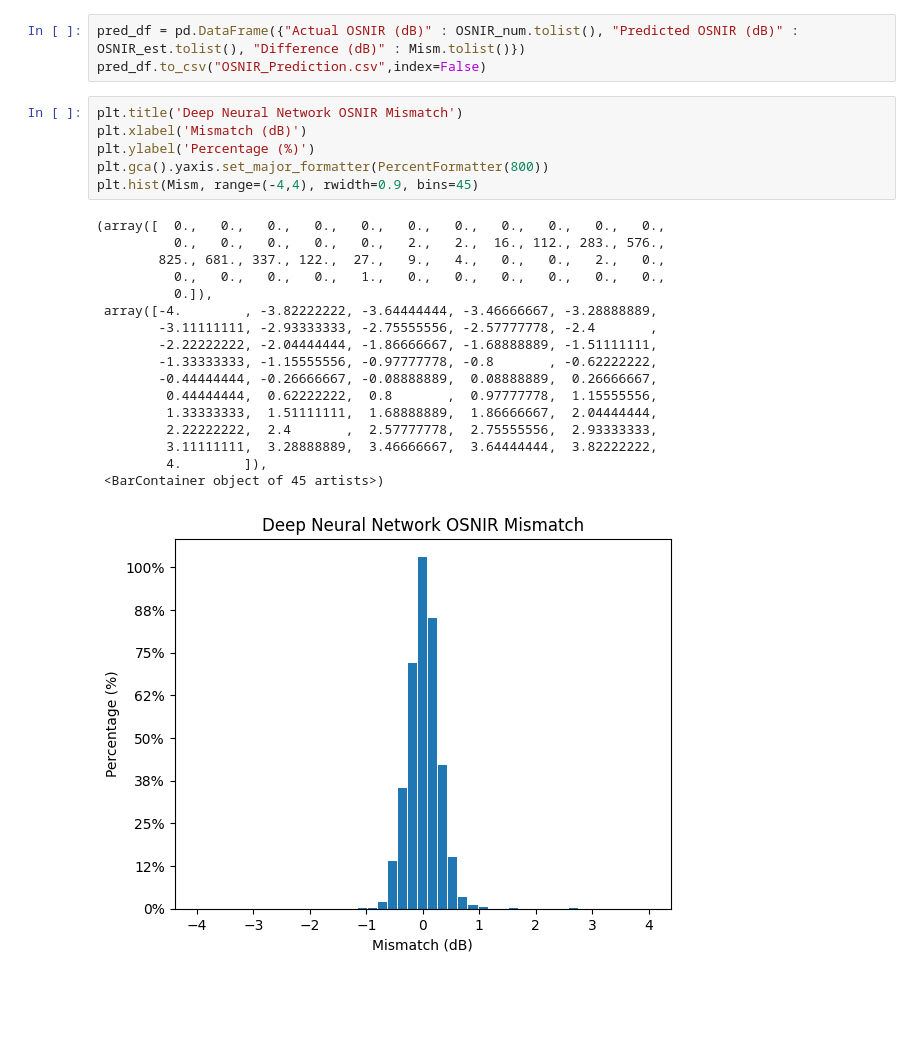
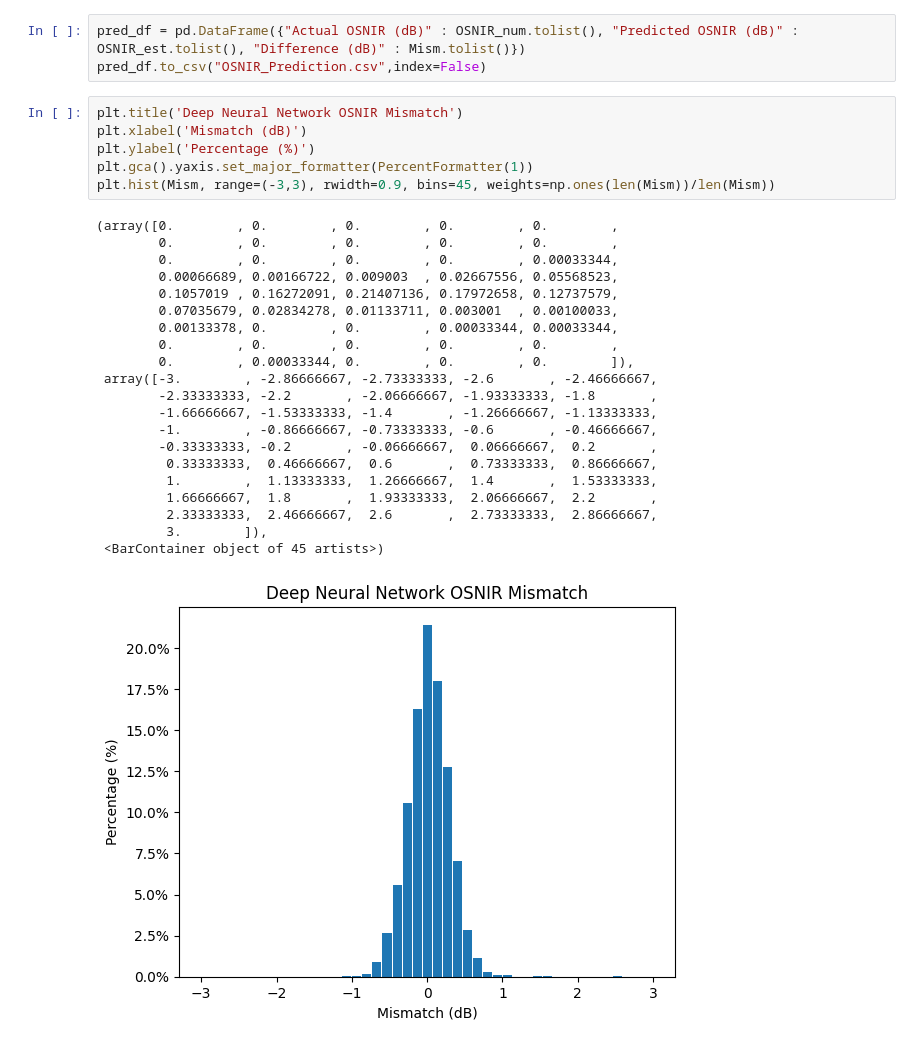
Before and after one commit to amaliacontiero/UndergradThesis, a Jupyter notebook: Neural Network/OSNIR_NN draft.ipynb, the cells around one changed output. Cells and saved outputs as stored; diff of their text form; blank space fills up the shorter version.

```diff
--- a/Neural Network/OSNIR_NN draft.ipynb
+++ b/Neural Network/OSNIR_NN draft.ipynb
@@ -129,24 +129,28 @@ pred_df.to_csv("OSNIR_Prediction.csv",index=False)
 # %%
 plt.title('Deep Neural Network OSNIR Mismatch')
 plt.xlabel('Mismatch (dB)')
 plt.ylabel('Percentage (%)')
-plt.gca().yaxis.set_major_formatter(PercentFormatter(800))
-plt.hist(Mism, range=(-4,4), rwidth=0.9, bins=45)
+plt.gca().yaxis.set_major_formatter(PercentFormatter(1))
+plt.hist(Mism, range=(-3,3), rwidth=0.9, bins=45, weights=np.ones(len(Mism))/len(Mism))
 # %% [output]
-(array([  0.,   0.,   0.,   0.,   0.,   0.,   0.,   0.,   0.,   0.,   0.,
-          0.,   0.,   0.,   0.,   0.,   2.,   2.,  16., 112., 283., 576.,
-        825., 681., 337., 122.,  27.,   9.,   4.,   0.,   0.,   2.,   0.,
-          0.,   0.,   0.,   0.,   1.,   0.,   0.,   0.,   0.,   0.,   0.,
-          0.]),
- array([-4.        , -3.82222222, -3.64444444, -3.46666667, -3.28888889,
-        -3.11111111, -2.93333333, -2.75555556, -2.57777778, -2.4       ,
-        -2.22222222, -2.04444444, -1.86666667, -1.68888889, -1.51111111,
-        -1.33333333, -1.15555556, -0.97777778, -0.8       , -0.62222222,
-        -0.44444444, -0.26666667, -0.08888889,  0.08888889,  0.26666667,
-         0.44444444,  0.62222222,  0.8       ,  0.97777778,  1.15555556,
-         1.33333333,  1.51111111,  1.68888889,  1.86666667,  2.04444444,
-         2.22222222,  2.4       ,  2.57777778,  2.75555556,  2.93333333,
-         3.11111111,  3.28888889,  3.46666667,  3.64444444,  3.82222222,
-         4.        ]),
+(array([0.        , 0.        , 0.        , 0.        , 0.        ,
+        0.        , 0.        , 0.        , 0.        , 0.        ,
+        0.        , 0.        , 0.        , 0.        , 0.00033344,
+        0.00066689, 0.00166722, 0.009003  , 0.02667556, 0.05568523,
+        0.1057019 , 0.16272091, 0.21407136, 0.17972658, 0.12737579,
+        0.07035679, 0.02834278, 0.01133711, 0.003001  , 0.00100033,
+        0.00133378, 0.        , 0.        , 0.00033344, 0.00033344,
+        0.        , 0.        , 0.        , 0.        , 0.        ,
+        0.        , 0.00033344, 0.        , 0.        , 0.        ]),
+ array([-3.        , -2.86666667, -2.73333333, -2.6       , -2.46666667,
+        -2.33333333, -2.2       , -2.06666667, -1.93333333, -1.8       ,
+        -1.66666667, -1.53333333, -1.4       , -1.26666667, -1.13333333,
+        -1.        , -0.86666667, -0.73333333, -0.6       , -0.46666667,
+        -0.33333333, -0.2       , -0.06666667,  0.06666667,  0.2       ,
+         0.33333333,  0.46666667,  0.6       ,  0.73333333,  0.86666667,
+         1.        ,  1.13333333,  1.26666667,  1.4       ,  1.53333333,
+         1.66666667,  1.8       ,  1.93333333,  2.06666667,  2.2       ,
+         2.33333333,  2.46666667,  2.6       ,  2.73333333,  2.86666667,
+         3.        ]),
  <BarContainer object of 45 artists>)
-[figure, old version]
+[figure, new version]
```
Also changed, not shown: 2 other files.
